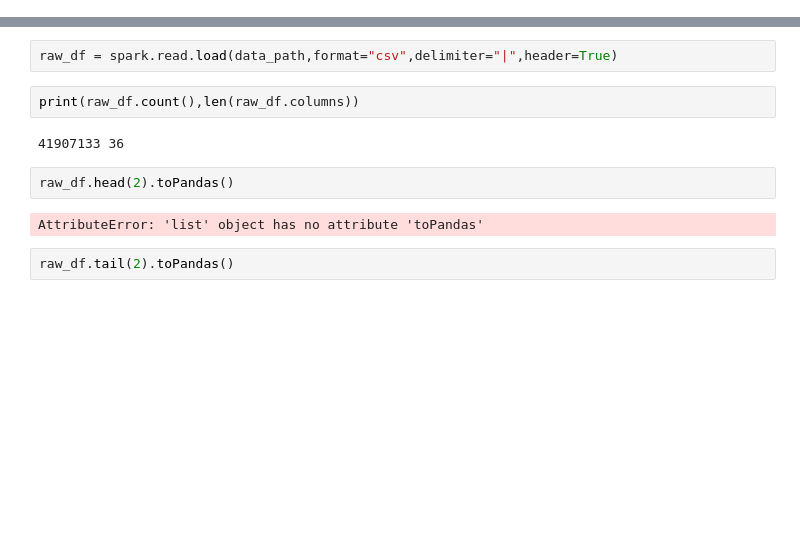
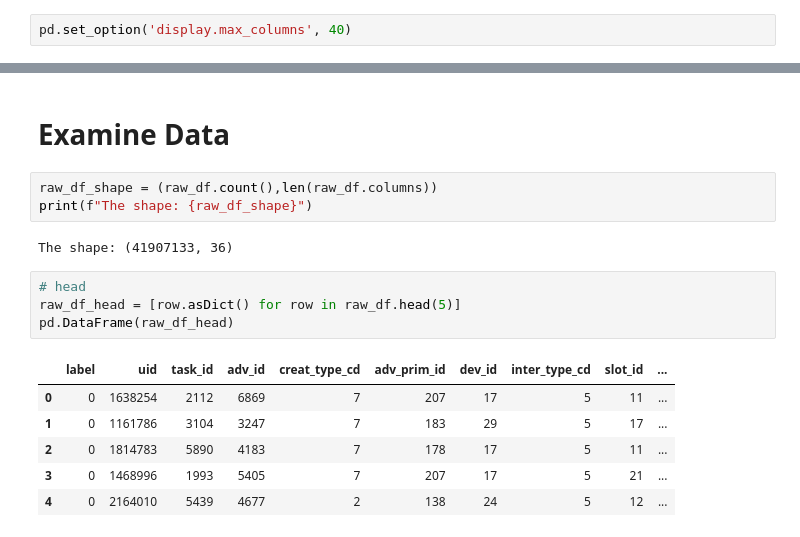
Before and after one commit to xwilchen/MLE_Nanodegree_Capstone, a Jupyter notebook: EDA.ipynb, the cells around one changed output, grey strips where cells are left out. Saved outputs shown, nothing was run; the diff lists cells and outputs as text; blank space fills up the shorter version.

```diff
--- a/EDA.ipynb
+++ b/EDA.ipynb
@@ -5,0 +9,2 @@ import os
+# %%
+pd.set_option('display.max_columns', 40)
@@ -31,12 +53,18 @@ data_path = os.path.join(data_dir,data_file_name)
-# %%
-raw_df = spark.read.load(data_path,format="csv",delimiter="|",header=True)
+# %% [markdown]
+# Examine Data
 # %%
-print(raw_df.count(),len(raw_df.columns))
+raw_df_shape = (raw_df.count(),len(raw_df.columns))
+print(f"The shape: {raw_df_shape}")
 # %% [output]
-41907133 36
+The shape: (41907133, 36)
-# %%
-raw_df.head(2).toPandas()
-# %% [output]
-AttributeError: 'list' object has no attribute 'toPandas'
-# %%
-raw_df.tail(2).toPandas()
+# %%
+# head
+raw_df_head = [row.asDict() for row in raw_df.head(5)]
+pd.DataFrame(raw_df_head)
+# %% [output]
+|  | label | uid | task_id | adv_id | creat_type_cd | adv_prim_id | dev_id | inter_type_cd | slot_id | ... |
+| 0 | 0 | 1638254 | 2112 | 6869 | 7 | 207 | 17 | 5 | 11 | ... |
+| 1 | 0 | 1161786 | 3104 | 3247 | 7 | 183 | 29 | 5 | 17 | ... |
+| 2 | 0 | 1814783 | 5890 | 4183 | 7 | 178 | 17 | 5 | 11 | ... |
+| 3 | 0 | 1468996 | 1993 | 5405 | 7 | 207 | 17 | 5 | 21 | ... |
+| 4 | 0 | 2164010 | 5439 | 4677 | 2 | 138 | 24 | 5 | 12 | ... |
```
Also changed, not shown: parts of 29 cells of this notebook, 1 other file.
